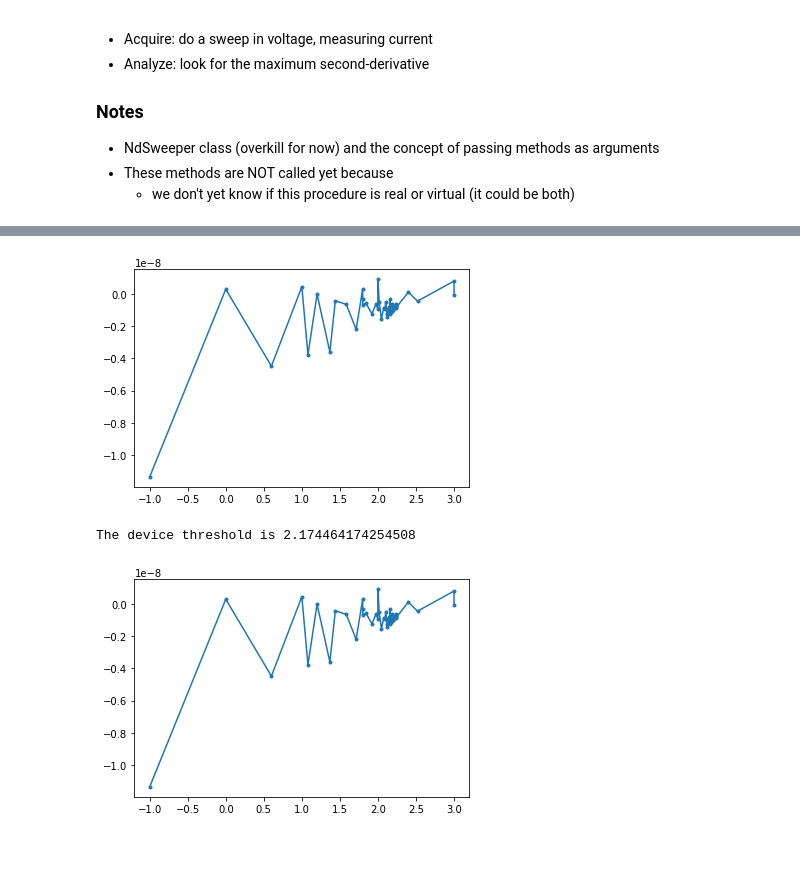
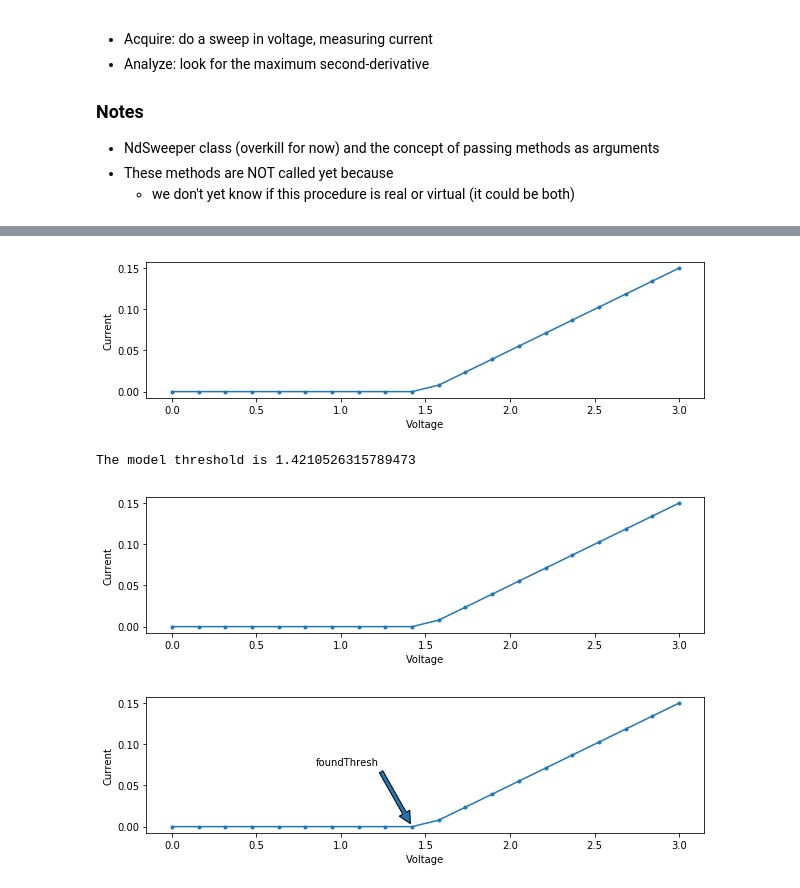
Before and after one commit to lightwave-lab/lightlab, a Jupyter notebook: docs/_static/tutorials/virtualization/ParameterExtractDemo.ipynb, the cells around one changed output, grey strips where cells are left out. Cells and saved outputs as stored; diff of their text form; code cells hidden in the pictures; blank space fills up the shorter version.

```diff
--- a/docs/_static/tutorials/virtualization/ParameterExtractDemo.ipynb
+++ b/docs/_static/tutorials/virtualization/ParameterExtractDemo.ipynb
@@ -93,0 +88,11 @@ Make a diode model, connect it to the virtual keithley, execute the procedure. T
+# %%
+class VirtualKeithley(VirtualInstrument):
+    def __init__(self, viResistiveRef):
+        self.viResistiveRef = viResistiveRef
+        self.__appliedVoltage = 0  # state
+
+    def setVoltage(self, volts):
+        self.__appliedVoltage = volts
+
+    def measCurrent(self):
+        return self.viResistiveRef.ivResponse(self.__appliedVoltage)
@@ -125 +120,3 @@ Error = 0.0031412012669799574 percent
+# %%
+virtUtil.virtualOnly = True
 # %% [markdown]
@@ -136,7 +125,10 @@ Is pulled from the instruments_dict. In this case, "Keithley 23." You need to bu
 # %%
-from lightlab.laboratory.state import lab
-fancyKeithley = DualKeithley.fromInstrument(lab.instruments_dict['Keithley 23'], viResistiveRef=myDiode)
-with fancyKeithley.asReal():
-    fancyKeithley.setVoltage(0.)
-    fancyKeithley.setProtectionCurrent(50e-3)
-    print('First guess =', extractThreshold_1(fancyKeithley), 'Volts')
+if not virtUtil.virtualOnly:
+    from lightlab.laboratory.state import lab
+    dualKeithley = DualInstrument(real_obj=lab.instruments_dict['Keithley 23'],
+                                   virt_obj=VirtualKeithley(myDiode))
+    with dualKeithley.asReal():
+        dualKeithley.setVoltage(0.)
+        dualKeithley.setProtectionCurrent(50e-3)
+else:
+    dualKeithley = DualInstrument(virt_obj=VirtualKeithley(myDiode))
@@ -148,11 +135,12 @@ First guess = 2.526315789473684 Volts
 # %%
-with fancyKeithley.asVirtual():
-    foundModel = extractThreshold_2(fancyKeithley)
-with fancyKeithley.asReal():
-    foundDevice = extractThreshold_2(fancyKeithley)
-print('The model threshold is', foundModel)
-print('The device threshold is', foundDevice)
+with dualKeithley.asVirtual():
+    foundModel = extractThreshold(dualKeithley)
+    print('The model threshold is', foundModel)
+with dualKeithley.asReal():
+    foundDevice = extractThreshold(dualKeithley)
+    print('The device threshold is', foundDevice)
 # %% [output]
-[figure, old version]
+[figure, new version]
-The device threshold is 2.174464174254508
+The model threshold is 1.4210526315789473
-[figure, old version]
+[figure, new version]
+[figure, added]
```
Also changed, not shown: parts of 18 cells of this notebook, 23 other files.
